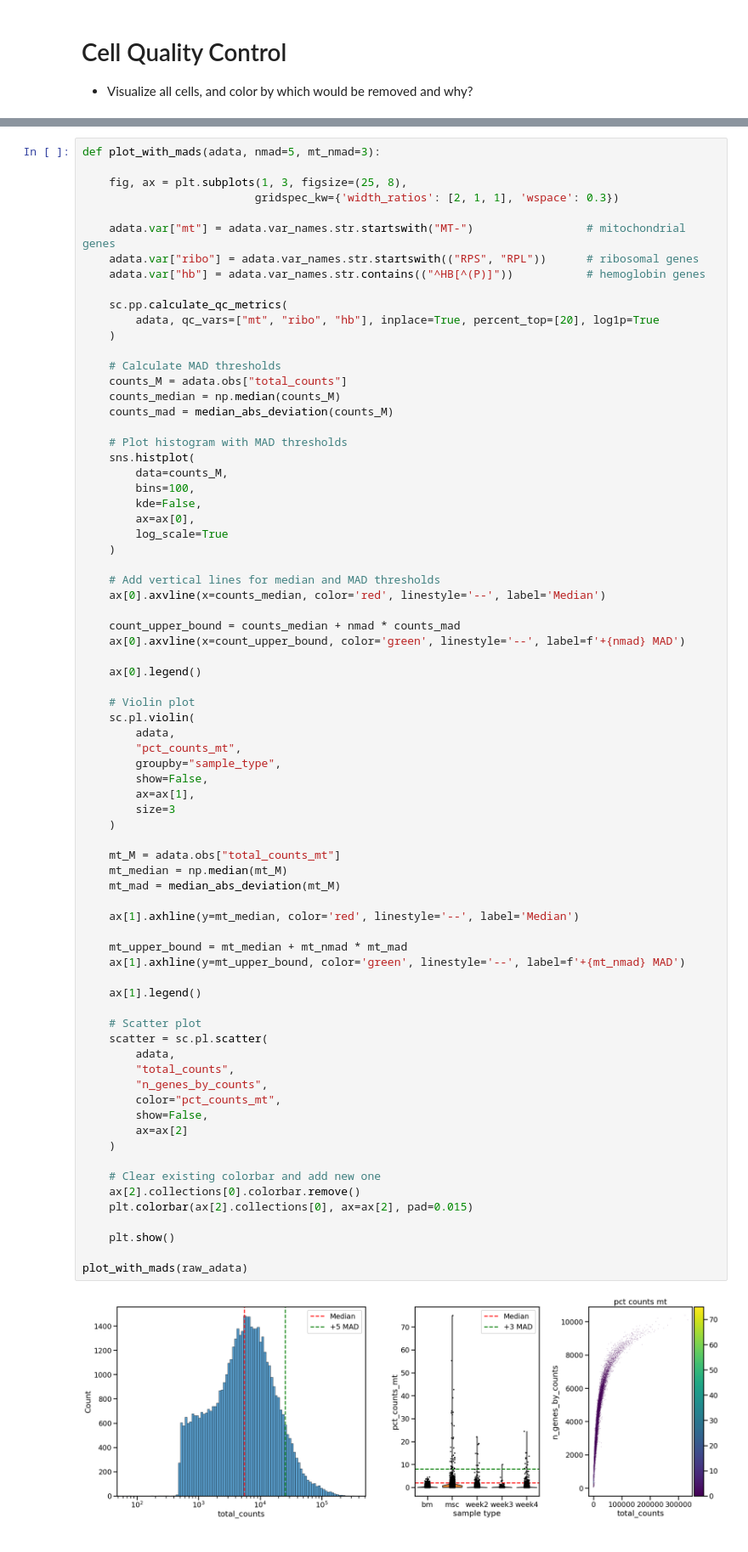
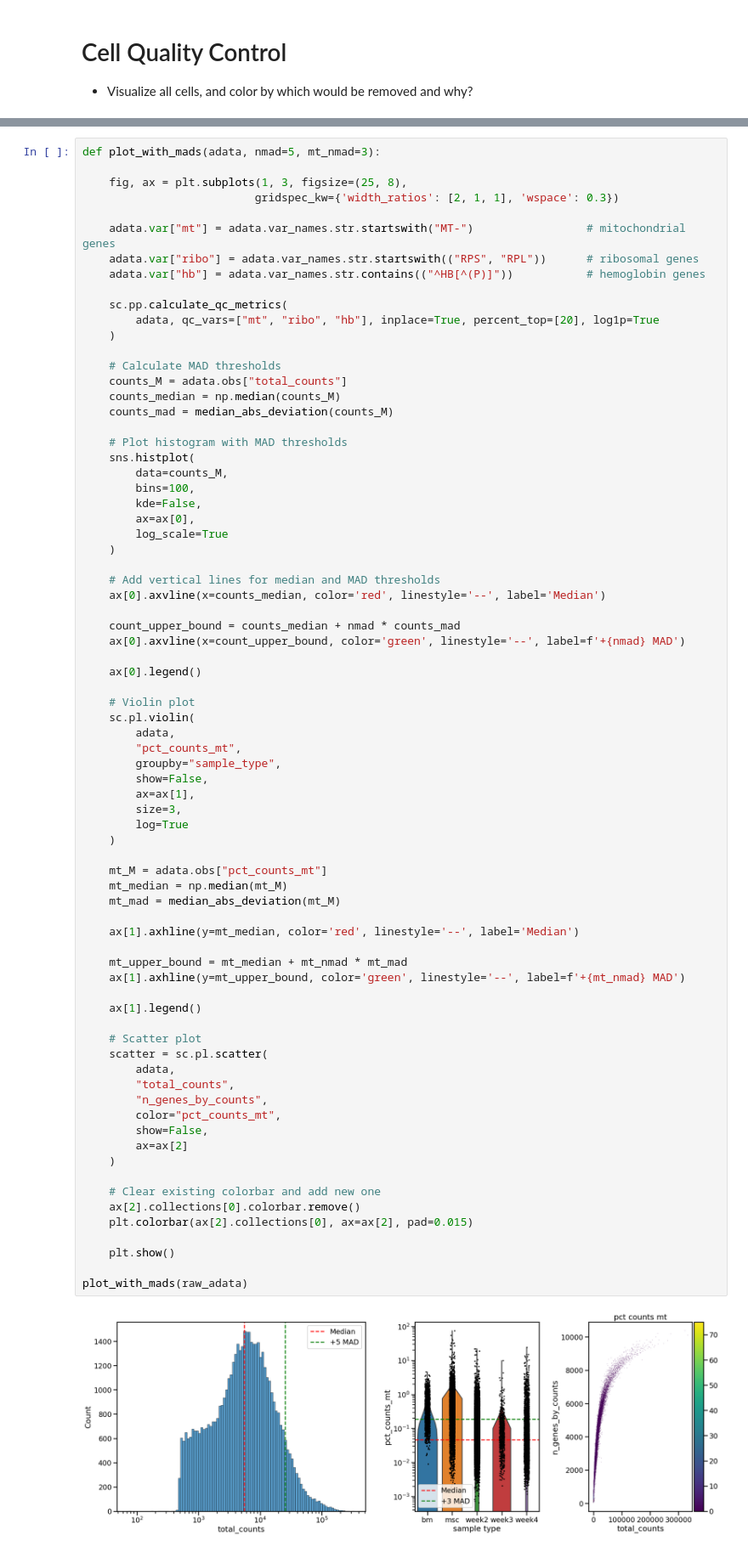
Before and after one commit to kevin-lee-aifi/mm_bm_chip_organoids, a Jupyter notebook: EXP-01244/rerun_notebooks/processing.ipynb, the cells around one changed output, grey strips where cells are left out. Shown at 85% size. Drawn from its saved outputs; the diff is of its cells as text.

```diff
--- a/EXP-01244/rerun_notebooks/processing.ipynb
+++ b/EXP-01244/rerun_notebooks/processing.ipynb
@@ -327,36 +311,37 @@ def plot_with_mads(adata, nmad=5, mt_nmad=3):
         groupby="sample_type",
         show=False,
         ax=ax[1],
-        size=3
+        size=3,
+        log=True
     )
 
-    mt_M = adata.obs["total_counts_mt"]
+    mt_M = adata.obs["pct_counts_mt"]
     mt_median = np.median(mt_M)
     mt_mad = median_abs_deviation(mt_M)
 
     ax[1].axhline(y=mt_median, color='red', linestyle='--', label='Median')
 
     mt_upper_bound = mt_median + mt_nmad * mt_mad
     ax[1].axhline(y=mt_upper_bound, color='green', linestyle='--', label=f'+{mt_nmad} MAD')
 
     ax[1].legend()
 
     # Scatter plot
     scatter = sc.pl.scatter(
         adata,
         "total_counts",
         "n_genes_by_counts",
         color="pct_counts_mt",
         show=False,
         ax=ax[2]
     )
 
     # Clear existing colorbar and add new one
     ax[2].collections[0].colorbar.remove()
     plt.colorbar(ax[2].collections[0], ax=ax[2], pad=0.015)
 
     plt.show()
 
 plot_with_mads(raw_adata)
 # %% [output]
-[figure, old version]
+[figure, new version]
```
Also changed, not shown: parts of 5 cells of this notebook.
